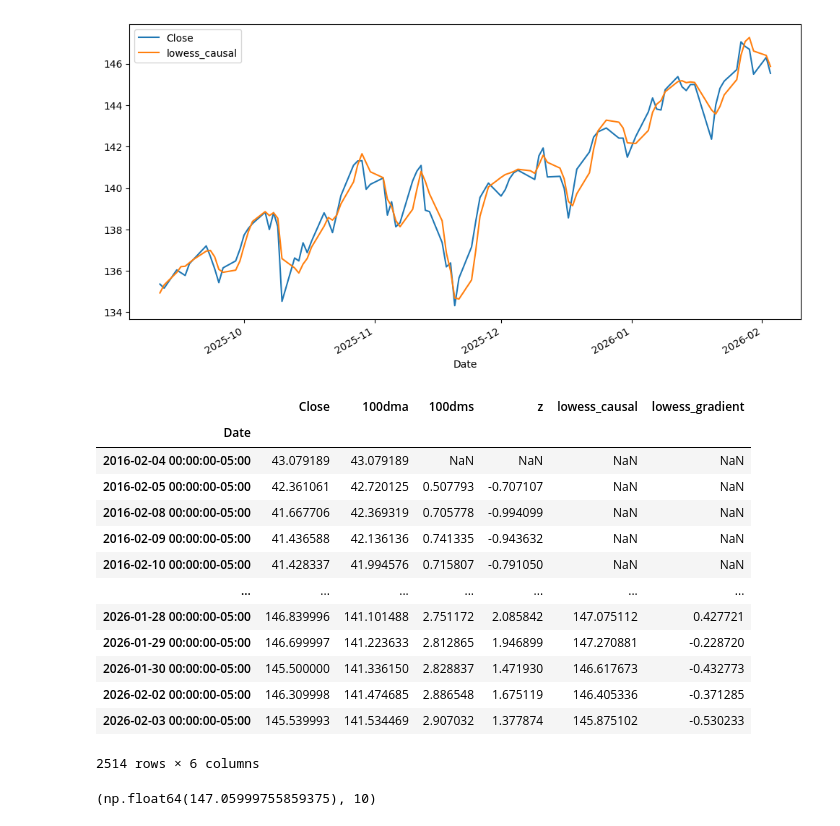
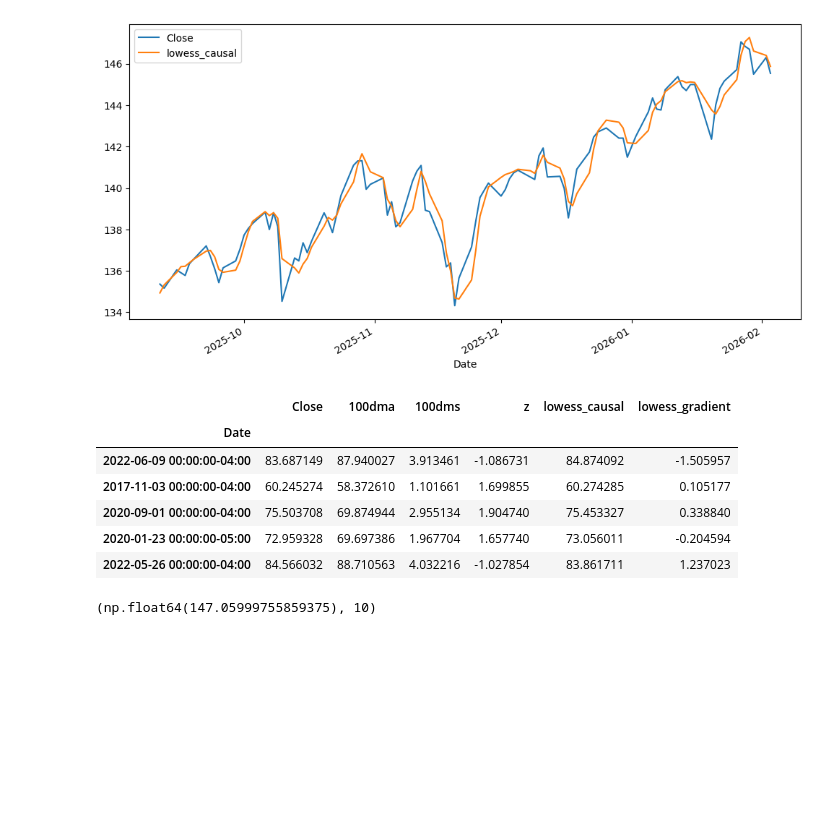
Before and after one commit to SJEGoh/Cross-Sector-Asset-Screener, a Jupyter notebook: src/report.ipynb, the cells around one changed output. Drawn from its saved outputs; the diff is of its cells as text; code cells hidden in the pictures; blank space fills up the shorter version.

```diff
--- a/src/report.ipynb
+++ b/src/report.ipynb
@@ -70,21 +71,14 @@ plt.show()
 # %% [output]
 [figure]
 # %%
-data
+data.sample(5)
 # %% [output]
 |  | Close | 100dma | 100dms | z | lowess_causal | lowess_gradient |
 | Date |  |  |  |  |  |  |
-| 2016-02-04 00:00:00-05:00 | 43.079189 | 43.079189 | NaN | NaN | NaN | NaN |
-| 2016-02-05 00:00:00-05:00 | 42.361061 | 42.720125 | 0.507793 | -0.707107 | NaN | NaN |
-| 2016-02-08 00:00:00-05:00 | 41.667706 | 42.369319 | 0.705778 | -0.994099 | NaN | NaN |
-| 2016-02-09 00:00:00-05:00 | 41.436588 | 42.136136 | 0.741335 | -0.943632 | NaN | NaN |
-| 2016-02-10 00:00:00-05:00 | 41.428337 | 41.994576 | 0.715807 | -0.791050 | NaN | NaN |
-| ... | ... | ... | ... | ... | ... | ... |
-| 2026-01-28 00:00:00-05:00 | 146.839996 | 141.101488 | 2.751172 | 2.085842 | 147.075112 | 0.427721 |
-| 2026-01-29 00:00:00-05:00 | 146.699997 | 141.223633 | 2.812865 | 1.946899 | 147.270881 | -0.228720 |
-| 2026-01-30 00:00:00-05:00 | 145.500000 | 141.336150 | 2.828837 | 1.471930 | 146.617673 | -0.432773 |
-| 2026-02-02 00:00:00-05:00 | 146.309998 | 141.474685 | 2.886548 | 1.675119 | 146.405336 | -0.371285 |
-| 2026-02-03 00:00:00-05:00 | 145.539993 | 141.534469 | 2.907032 | 1.377874 | 145.875102 | -0.530233 |
+| 2022-06-09 00:00:00-04:00 | 83.687149 | 87.940027 | 3.913461 | -1.086731 | 84.874092 | -1.505957 |
+| 2017-11-03 00:00:00-04:00 | 60.245274 | 58.372610 | 1.101661 | 1.699855 | 60.274285 | 0.105177 |
+| 2020-09-01 00:00:00-04:00 | 75.503708 | 69.874944 | 2.955134 | 1.904740 | 75.453327 | 0.338840 |
+| 2020-01-23 00:00:00-05:00 | 72.959328 | 69.697386 | 1.967704 | 1.657740 | 73.056011 | -0.204594 |
+| 2022-05-26 00:00:00-04:00 | 84.566032 | 88.710563 | 4.032216 | -1.027854 | 83.861711 | 1.237023 |
-2514 rows × 6 columns
 # %%
 get_extreme(data.tail(50))
```
Also changed, not shown: parts of 7 cells of this notebook, 1 other file.
